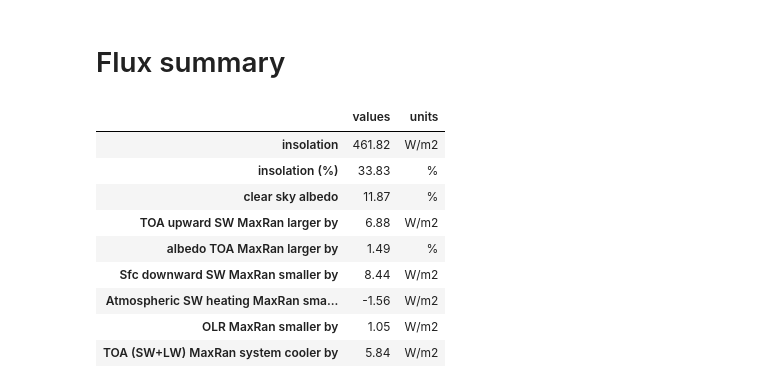
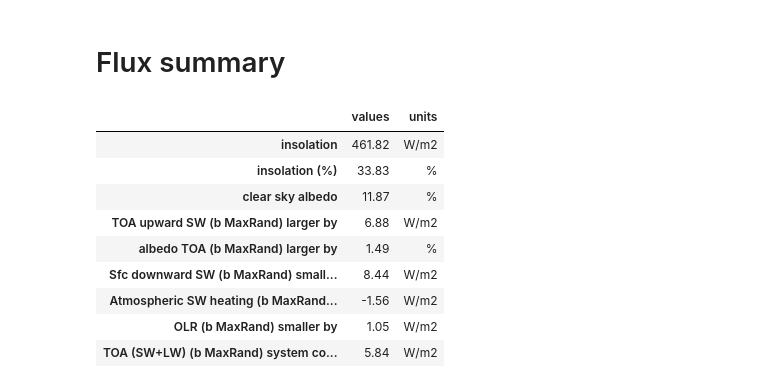
Before and after one commit to qAp/SCAM_radiation_notebooks, a Jupyter notebook: twpice_rrtmgMcICA_vs_rrtmgMaxRand.ipynb, the cells around one changed output. Drawn from its saved outputs; the diff is of its cells as text; code cells hidden in the pictures.

```diff
--- a/twpice_rrtmgMcICA_vs_rrtmgMaxRand.ipynb
+++ b/twpice_rrtmgMcICA_vs_rrtmgMaxRand.ipynb
@@ -84,7 +84,6 @@ def get_cases():
 
 
 
-
 def compute_net_solar_fluxes(datasets):
     '''
     Compute net solar fluxes
@@ -103,6 +102,16 @@ def compute_net_solar_fluxes(datasets):
 
 
 
+def compute_QR(dsets):
+    '''
+    Compute total heating rate
+    '''
+    for case, ds in dsets.items():
+        ds['QR'] = (ds['QRL'].dims, ds['QRL'] + ds['QRS'], ds['QRL'].attrs)
+        ds['QR'].attrs['long_name'] = 'Total heating rate'
+    return dsets
+
+
 
 def linestyles_by_case():
     '''
@@ -118,7 +127,8 @@ def get_d3interests():
     '''
     List here all variables of interest that have dimensions (time, lev, lon, lat)
     '''
-    d3interests = ['CLOUD', 'QRL', 'QRS', 'Q',
+    d3interests = ['CLOUD', 'QRL', 'QRS', 'QR',
+                   'Q',
                    'CLDICE', 'CLDLIQ',
                    'AQSNOW', 'AREI', 'AREL',
                    'AWNC', 'AWNI',
@@ -169,7 +179,7 @@ def convert_units(datasets):
             if k in ds:
                 ds[k] *= 1e3
 
-        for k in ['QRL', 'QRS', 'DTCOND']:
+        for k in ['QRL', 'QRS', 'QR', 'DTCOND']:
             if k in ds:
                 ds[k] *= 86400
                 ds[k].attrs['units'] = 'K/day'
@@ -436,7 +532,11 @@ def flux_essential_facts():
 # %%
 cases = get_cases()
 cases = compute_net_solar_fluxes(cases)
+cases = compute_QR(cases)
 dsets, diff_dsets = prep_data(cases)
+
+# write table of net flux through atmosphere to .csv files
+write_flux_atm_to_csv(dsets, diff_dsets, dir_label = iopname, file_label = '')
 # %% [markdown]
 # Variables of dimensions (time, ilev, lon, lat)
 # %%
@@ -511,18 +611,18 @@ SOLIN: Solar insolation
 # %% [markdown]
 # Flux summary
 # %%
-flux_essential_facts()
+flux_essential_facts(dsets, diff_dsets)
 # %% [output]
 |  | values | units |
 | insolation | 461.82 | W/m2 |
 | insolation (%) | 33.83 | % |
 | clear sky albedo | 11.87 | % |
-| TOA upward SW MaxRan larger by | 6.88 | W/m2 |
-| albedo TOA MaxRan larger by | 1.49 | % |
-| Sfc downward SW MaxRan smaller by | 8.44 | W/m2 |
-| Atmospheric SW heating MaxRan sma... | -1.56 | W/m2 |
-| OLR MaxRan smaller by | 1.05 | W/m2 |
-| TOA (SW+LW) MaxRan system cooler by | 5.84 | W/m2 |
+| TOA upward SW (b MaxRand) larger by | 6.88 | W/m2 |
+| albedo TOA (b MaxRand) larger by | 1.49 | % |
+| Sfc downward SW (b MaxRand) small... | 8.44 | W/m2 |
+| Atmospheric SW heating (b MaxRand... | -1.56 | W/m2 |
+| OLR (b MaxRand) smaller by | 1.05 | W/m2 |
+| TOA (SW+LW) (b MaxRand) system co... | 5.84 | W/m2 |
 # %%
 def slice_in_time(cases, time = slice(None)):
     return {casename: ds.sel(time = time) for casename, ds in cases.items()}
```
Also changed, not shown: parts of 5 cells of this notebook.
